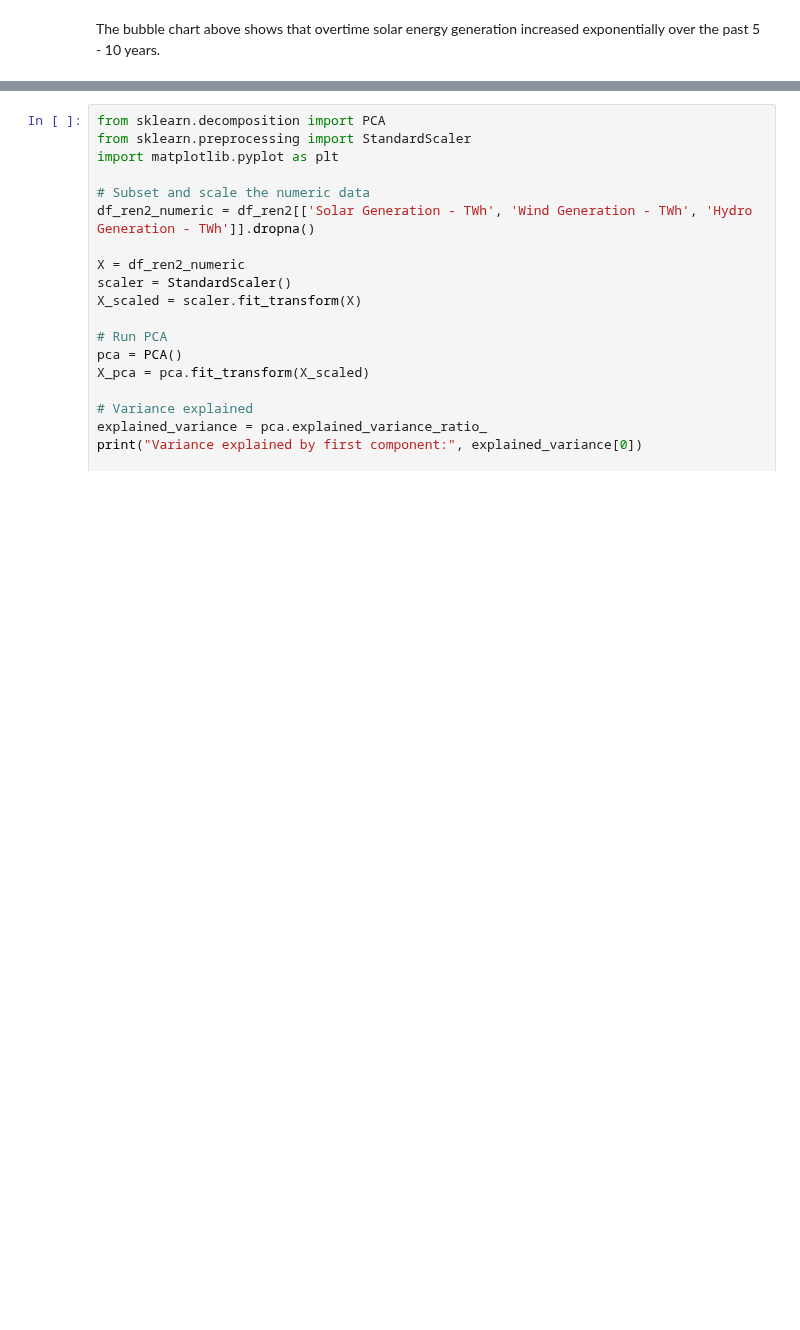
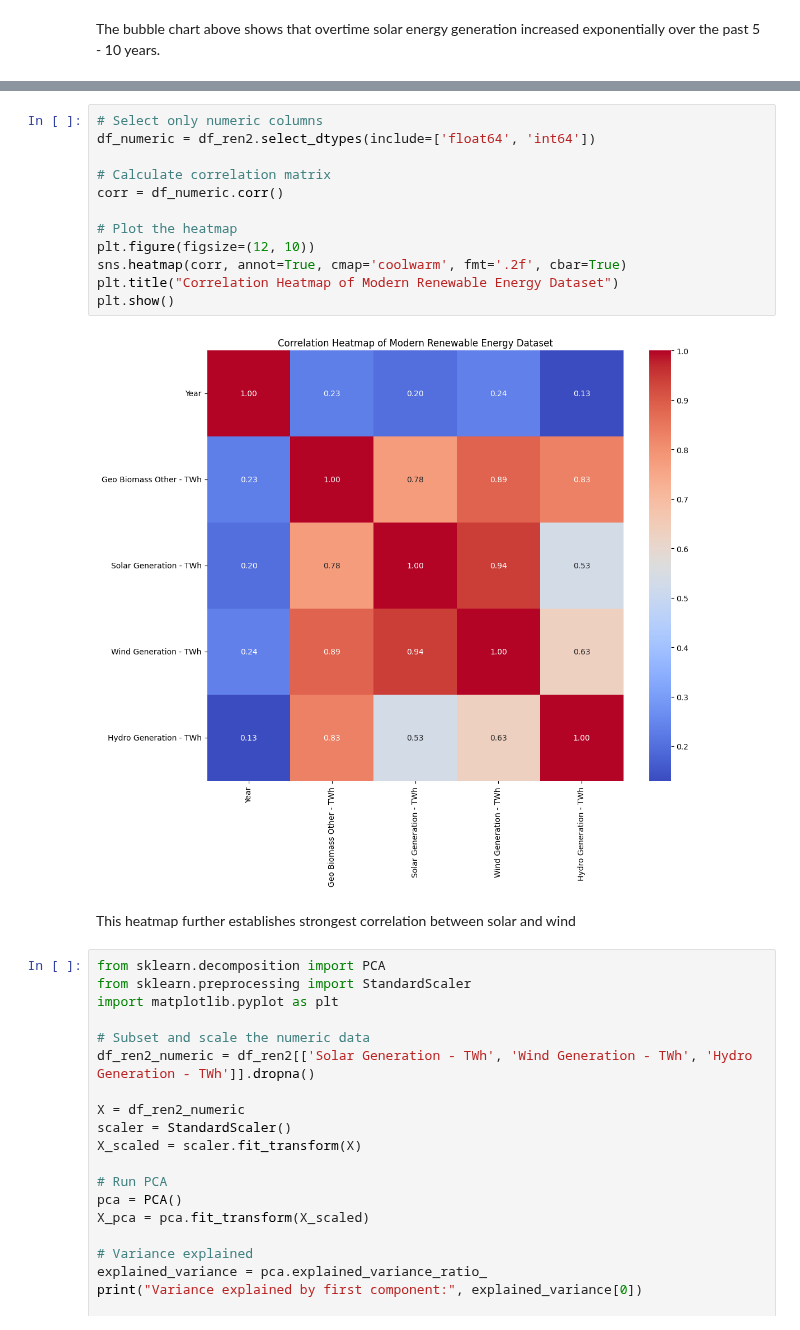
Before and after one commit to bu-sohan/AI-for-Leaders-Spring-2025, a Jupyter notebook: Week9.ipynb, the cells around one changed output, grey strips where cells are left out. Cells and saved outputs as stored; diff of their text form; blank space fills up the shorter version.

```diff
--- a/Week9.ipynb
+++ b/Week9.ipynb
@@ -248,3 +250,19 @@ According to the analysis above, it looks year has little correlation with vario
+# %%
+# Select only numeric columns
+df_numeric = df_ren2.select_dtypes(include=['float64', 'int64'])
+
+# Calculate correlation matrix
+corr = df_numeric.corr()
+
+# Plot the heatmap
+plt.figure(figsize=(12, 10))
+sns.heatmap(corr, annot=True, cmap='coolwarm', fmt='.2f', cbar=True)
+plt.title("Correlation Heatmap of Modern Renewable Energy Dataset")
+plt.show()
+# %% [output]
+[figure, added]
+# %% [markdown]
+This heatmap further establishes strongest correlation between solar and wind
 # %%
 from sklearn.decomposition import PCA
 from sklearn.preprocessing import StandardScaler
```
Also changed, not shown: parts of 3 cells of this notebook.
